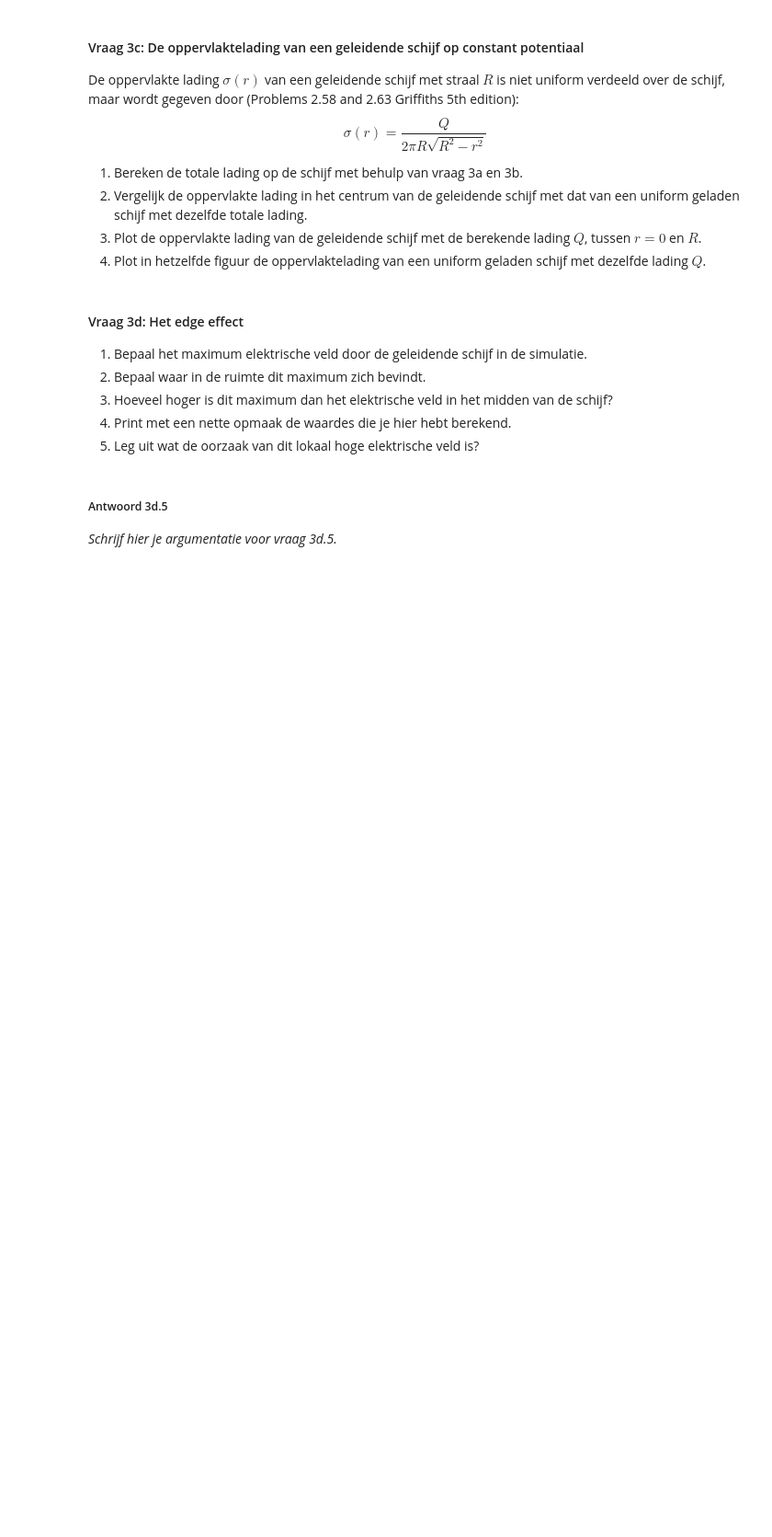
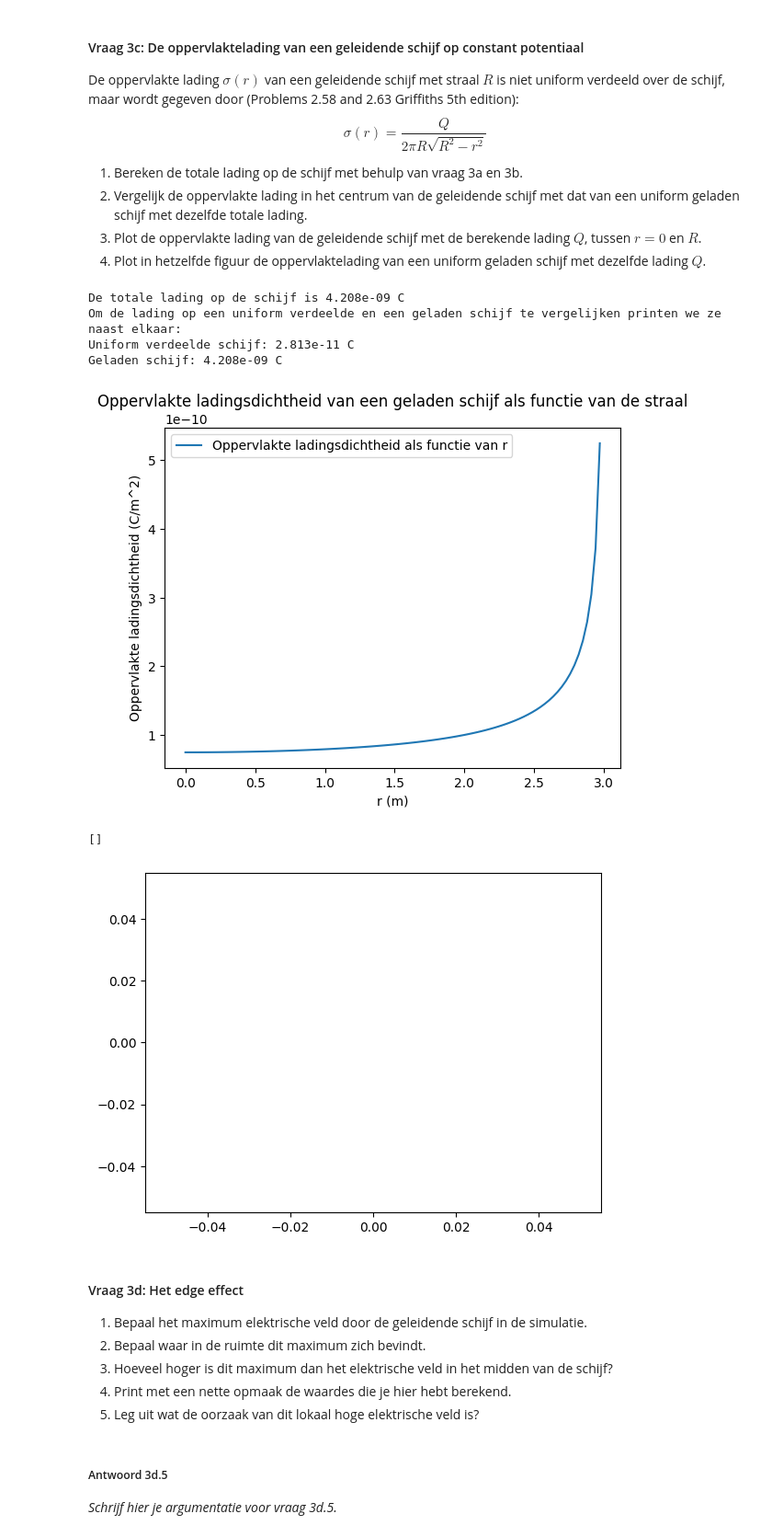
Before and after one commit to Peppertje/opdrachten-DEF-D-Pepper, a Jupyter notebook: DigitaleOntwerpopdrachten/1CondensatorOpdracht/CondensatorOntwerpopdracht.ipynb, the cells around one changed output. Shown at 92% size. Saved outputs shown, nothing was run; the diff lists cells and outputs as text; code cells hidden in the pictures; blank space fills up the shorter version.

```diff
--- a/DigitaleOntwerpopdrachten/1CondensatorOpdracht/CondensatorOntwerpopdracht.ipynb
+++ b/DigitaleOntwerpopdrachten/1CondensatorOpdracht/CondensatorOntwerpopdracht.ipynb
@@ -421,0 +434,5 @@ $$\sigma = \epsilon_0 * E_{z,buiten}$$
+# %%
+#2
+E3b = normE[idx_E_z0 + 1, idx_E_r0]
+sigma_midden = E3b * 2 * epsilon0  # oppervlakte ladingsdichtheid (C/m^2) berekend uit het elektrisch veld net boven de schijf
+print(f"De oppervlakte ladingsdichtheid van de schijf is {sigma_midden:.3e} C/m^2")
@@ -430,9 +449,37 @@ $$\sigma(r) = \frac{Q}{2 \pi R \sqrt{R^2 - r^2}}$$
 3. Plot de oppervlakte lading van de geleidende schijf met de berekende lading $Q$, tussen $r = 0$ en $R$.
 4. Plot in hetzelfde figuur de oppervlaktelading van een uniform geladen schijf met dezelfde lading $Q$.
 # %%
-###
-###Jouw code hier###
-###
+#1
+Q_geladen = sigma_midden * 2 * np.pi * disk_radius**2  # totale lading op de schijf berekend uit de oppervlakte ladingsdichtheid in het midden van de schijf
+print(f"De totale lading op de schijf is {Q_geladen:.3e} C")
+
+#2
+print(f"Om de lading op een uniform verdeelde en een geladen schijf te vergelijken printen we ze naast elkaar: ")
+print(f"Uniform verdeelde schijf: {Q_uniform:.3e} C")
+print(f"Geladen schijf: {Q_geladen:.3e} C")
+
+#3
+def oppervlakte_ladingsdichtheid(r):
+    return Q_geladen / (2 * np.pi * disk_radius * (disk_radius**2 - r**2)**0.5)
+r_waardes = np.linspace(0, disk_radius, 100)
+
+plt.plot(r_waardes, oppervlakte_ladingsdichtheid(r_waardes), label="Oppervlakte ladingsdichtheid als functie van r")
+plt.xlabel("r (m)")
+plt.ylabel("Oppervlakte ladingsdichtheid (C/m^2)")
+plt.title("Oppervlakte ladingsdichtheid van een geladen schijf als functie van de straal")
+plt.legend()
+plt.show()
+
+#4
+plt.plot()
+# %% [output]
+De totale lading op de schijf is 4.208e-09 C
+Om de lading op een uniform verdeelde en een geladen schijf te vergelijken printen we ze naast elkaar:
+Uniform verdeelde schijf: 2.813e-11 C
+Geladen schijf: 4.208e-09 C
+[figure, added]
+[]
+[figure, added]
 # %% [markdown]
 #### Vraag 3d: Het edge effect
 
```
Also changed, not shown: parts of 16 cells of this notebook.
